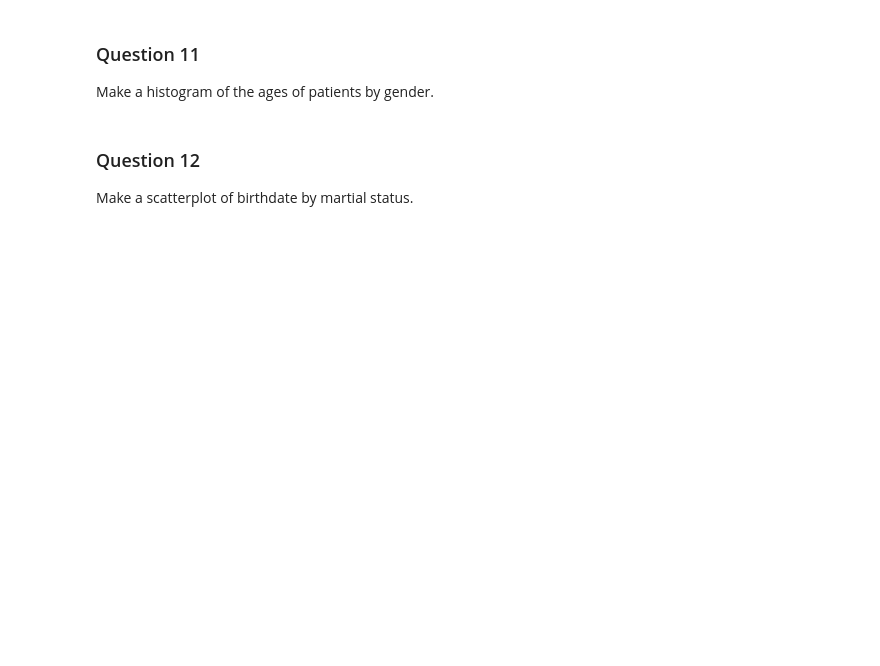
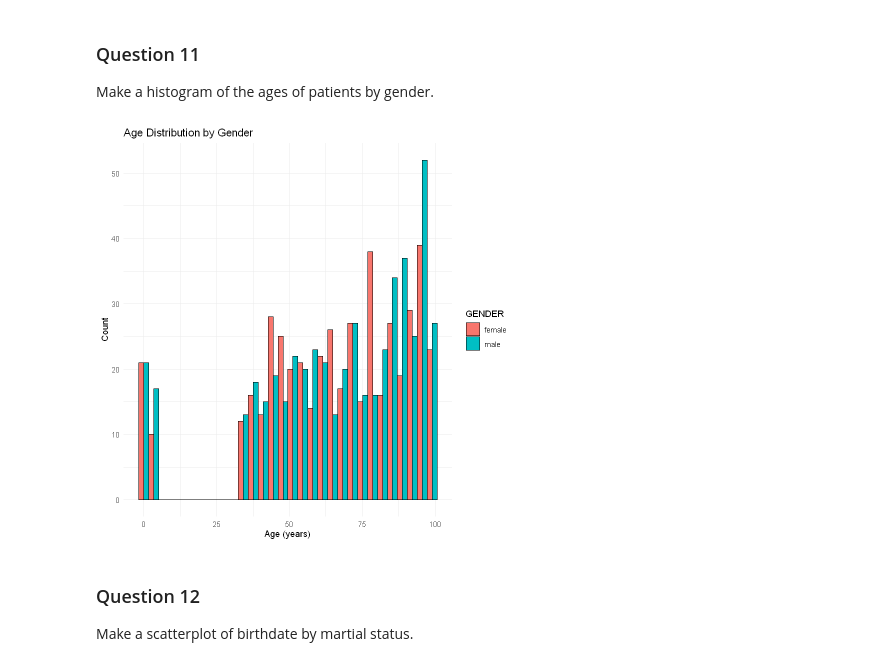
Before and after one commit to keertikalluru/BIOS512, a Jupyter notebook: BIOS512_HW3.ipynb, the cells around one changed output. Drawn from its saved outputs; the diff is of its cells as text; code cells hidden in the pictures; blank space fills up the shorter version.

```diff
--- a/BIOS512_HW3.ipynb
+++ b/BIOS512_HW3.ipynb
@@ -136,3 +260,7 @@ In the data frame pulled from patient_properties, you'll notice that the data is
 # %% [markdown]
 ### Question 7
 Perform a left join of the names and properties_wide data frames by the ID column and print the first 10 rows.
+# %%
+library(dplyr)
+joined_df <- left_join(names_df, properties_df, by = "ID")
+print(head(joined_df, 10))
@@ -141,0 +287,4 @@ Notice something interesting about the names in our data set. Fix the name forma
+# %%
+joined_df$FIRST <- gsub("[0-9]", "", joined_df$FIRST)
+joined_df$LAST <- gsub("[0-9]", "", joined_df$LAST)
+print(head(joined_df,10))
@@ -145,3 +345,30 @@ Using a for statement to loop through the categorical variables (excluding name
 # %% [markdown]
 ### Question 10
 If you see any weird values, get rid of the ones that don't make sense, and combine the ones that are formatted wrong. Don't forget ot check the dates! Print the new tables for categorical values, and print the date ranges.
+# %%
+#recoding certain values
+joined_df$RACE[joined_df$RACE %in% c("asiann", "asiann")] <- "asian"
+joined_df$ETHNICITY[joined_df$ETHNICITY %in% c("nonhispani", "nonhispanic")] <- "nonhispanic"
+joined_df$ETHNICITY[joined_df$ETHNICITY %in% c("hispani", "hispanic")] <- "hispanic"
+joined_df$GENDER[joined_df$GENDER %in% c("M", "Male")] <- "male"
+joined_df$GENDER[joined_df$GENDER %in% c("F", "female", "Female")] <- "female"
+joined_df <- joined_df[!joined_df$MARITAL %in% c("Fine", "male"), ]
+
+#check category values and counts
+x <- names(joined_df)
+y<-c(x[2:3],x[6:11])
+print_categorical_summary <- function(joined_df) {
+  for (colname in y) {
+    # Check if the column is categorical
+    if (is.character(joined_df[[colname]]) || is.factor(joined_df[[colname]])) {
+      cat("Column:", colname, "\n")
+
+      # Create a frequency table and sort it in descending order
+      freq <- sort(table(joined_df[[colname]]), decreasing = TRUE)
+
+      print(freq)
+      cat("\n")
+    }
+  }
+}
+print_categorical_summary(joined_df)
@@ -148,6 +393,18 @@ If you see any weird values, get rid of the ones that don't make sense, and comb
 # %% [markdown]
 ### Question 11
 Make a histogram of the ages of patients by gender.
+# %%
+joined_df$age <- as.numeric(floor((Sys.Date() - joined_df$BIRTHDATE) / 365))
+ggplot(joined_df, aes(x = age, fill = GENDER)) +
+    geom_histogram(position = "dodge", bins = 30, color = "black") +
+      labs(
+             title = "Age Distribution by Gender",
+             x = "Age (years)",
+             y = "Count"
+         ) +
+       theme_minimal()
+# %% [output]
+[figure, added]
 # %% [markdown]
 ### Question 12
 Make a scatterplot of birthdate by martial status.
```
Also changed, not shown: parts of 17 cells of this notebook.
